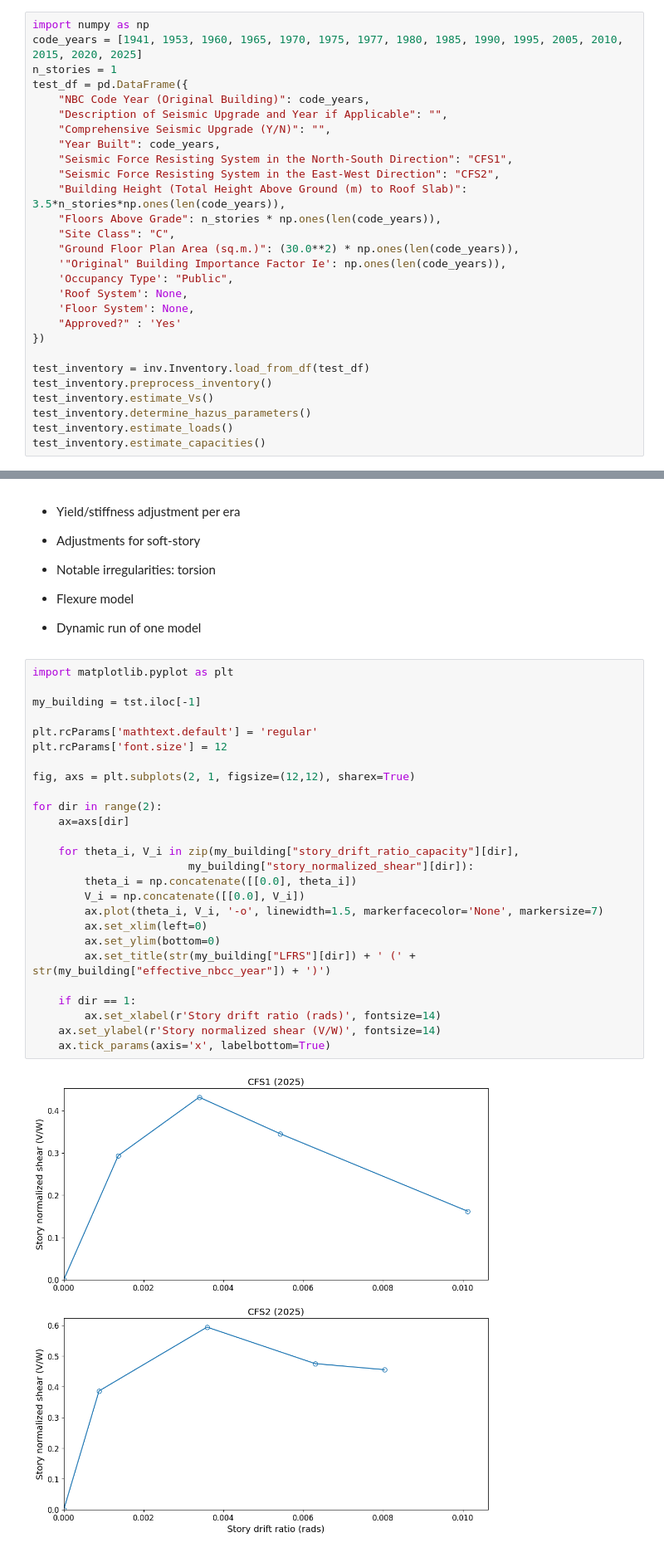
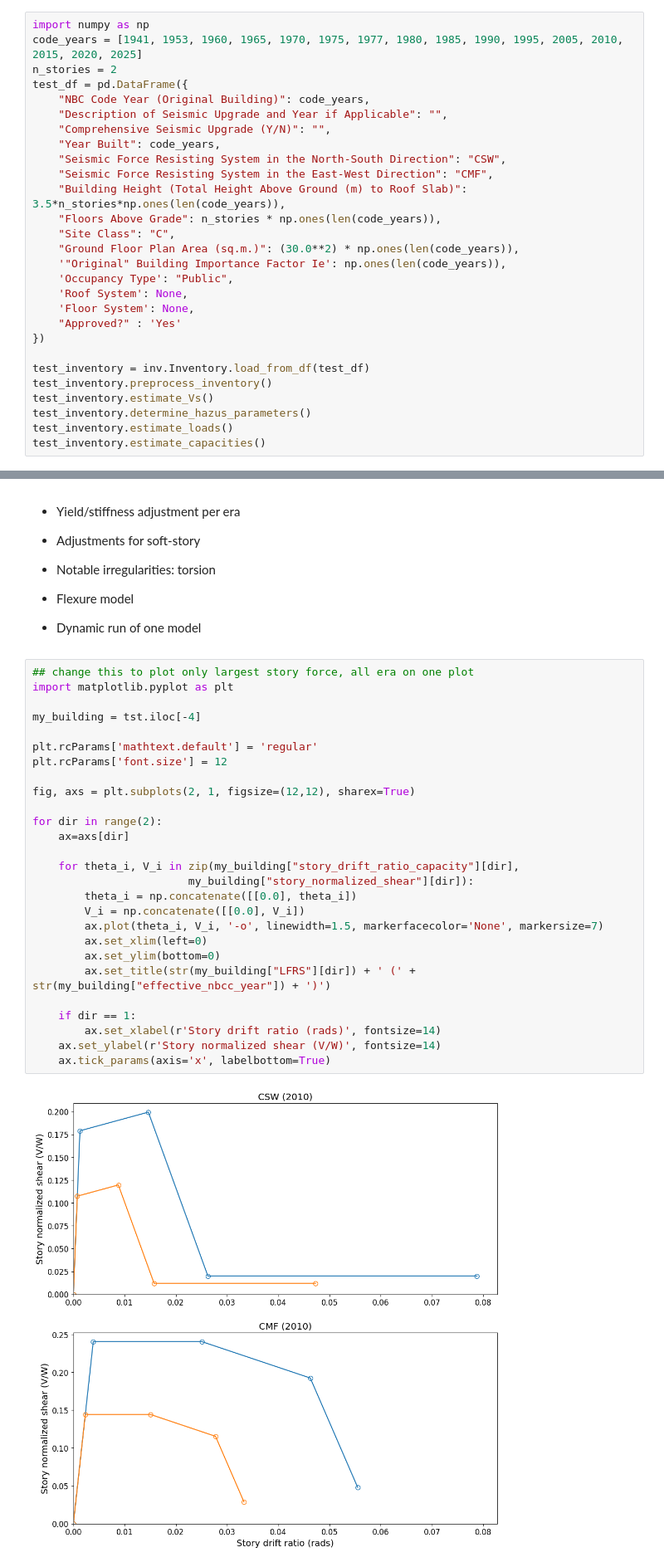
Before and after one commit to hgp297/oq-vmtk, a Jupyter notebook: demos/cov_refm/cov_workshop.ipynb, the cells around one changed output, grey strips where cells are left out. Shown at 83% size. Cells and saved outputs as stored; diff of their text form.

Commit message:
feat: capacity curves for rcmf, rcsw, wood

```diff
--- a/demos/cov_refm/cov_workshop.ipynb
+++ b/demos/cov_refm/cov_workshop.ipynb
@@ -159,14 +160,14 @@ my_inv
 # %%
 import numpy as np
 code_years = [1941, 1953, 1960, 1965, 1970, 1975, 1977, 1980, 1985, 1990, 1995, 2005, 2010, 2015, 2020, 2025]
-n_stories = 1
+n_stories = 2
 test_df = pd.DataFrame({
     "NBC Code Year (Original Building)": code_years,
     "Description of Seismic Upgrade and Year if Applicable": "",
     "Comprehensive Seismic Upgrade (Y/N)": "",
     "Year Built": code_years,
-    "Seismic Force Resisting System in the North-South Direction": "CFS1",
-    "Seismic Force Resisting System in the East-West Direction": "CFS2",
+    "Seismic Force Resisting System in the North-South Direction": "CSW",
+    "Seismic Force Resisting System in the East-West Direction": "CMF",
     "Building Height (Total Height Above Ground (m) to Roof Slab)": 3.5*n_stories*np.ones(len(code_years)),
     "Floors Above Grade": n_stories * np.ones(len(code_years)),
     "Site Class": "C",
@@ -301,33 +302,34 @@ It should be understood that these are typically for a component level. However,
 - Flexure model
 - Dynamic run of one model
 # %%
+## change this to plot only largest story force, all era on one plot
 import matplotlib.pyplot as plt
 
-my_building = tst.iloc[-1]
+my_building = tst.iloc[-4]
 
 plt.rcParams['mathtext.default'] = 'regular'
 plt.rcParams['font.size'] = 12
 
 fig, axs = plt.subplots(2, 1, figsize=(12,12), sharex=True)
 
 for dir in range(2):
     ax=axs[dir]
 
     for theta_i, V_i in zip(my_building["story_drift_ratio_capacity"][dir],
                         my_building["story_normalized_shear"][dir]):
         theta_i = np.concatenate([[0.0], theta_i])
         V_i = np.concatenate([[0.0], V_i])
         ax.plot(theta_i, V_i, '-o', linewidth=1.5, markerfacecolor='None', markersize=7)
         ax.set_xlim(left=0)
         ax.set_ylim(bottom=0)
         ax.set_title(str(my_building["LFRS"][dir]) + ' (' + str(my_building["effective_nbcc_year"]) + ')')
 
     if dir == 1:
         ax.set_xlabel(r'Story drift ratio (rads)', fontsize=14)
     ax.set_ylabel(r'Story normalized shear (V/W)', fontsize=14)
     ax.tick_params(axis='x', labelbottom=True)
 # %% [output]
-[figure, old version]
+[figure, new version]
 # %% [markdown]
 ## OQ-VMTK models
 # %% [markdown]
```
Also changed, not shown: parts of 3 cells of this notebook, 3 other files.
